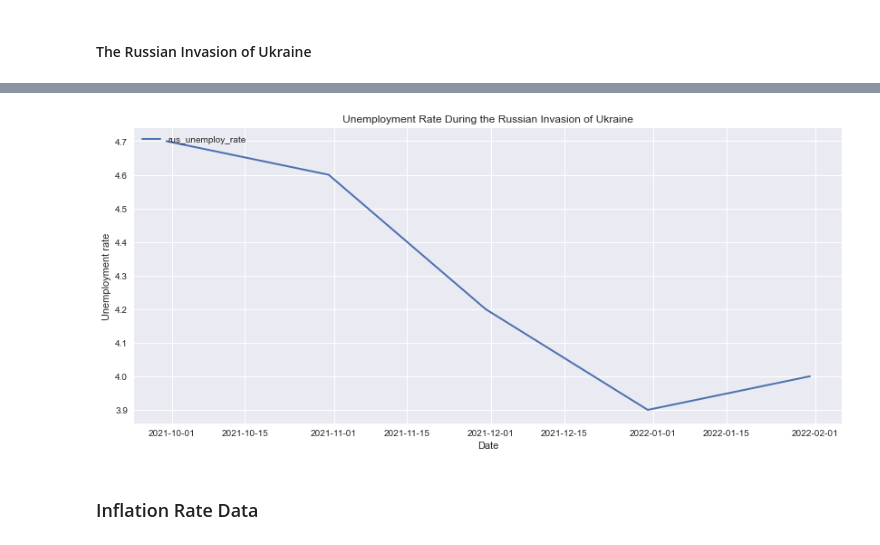
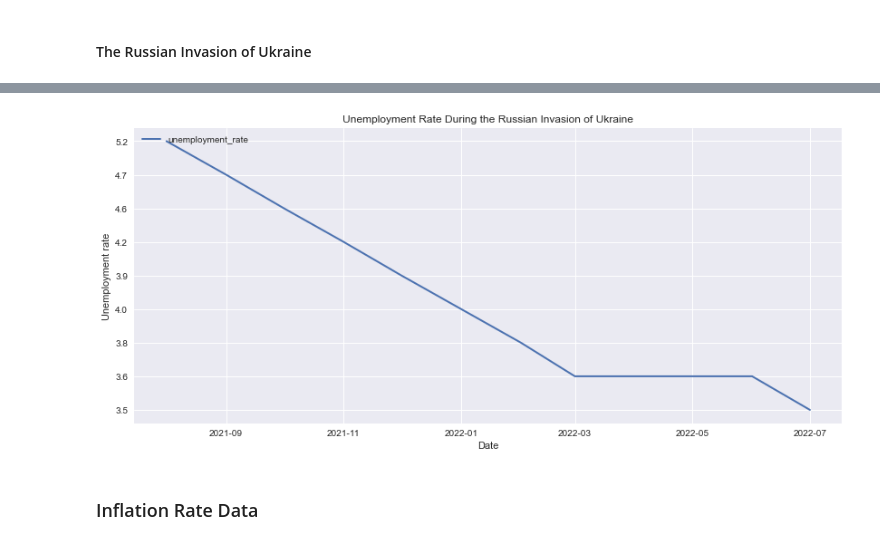
Before and after one commit to lrb924/Collateral_Damage, a Jupyter notebook: Data Exploration and Cleanup.ipynb, the cells around one changed output, grey strips where cells are left out. Cells and saved outputs as stored; diff of their text form; code cells hidden in the pictures.

```diff
--- a/Data Exploration and Cleanup.ipynb
+++ b/Data Exploration and Cleanup.ipynb
@@ -980,0 +1014,10 @@ rus_unemp_df
+# %%
+# Create the date column, renaming the value column and creating a dataframe with the date and unemployment rate columns only
+
+rus_unemp_df['date'] = pd.to_datetime(rus_unemp_df['year']+"-"+rus_unemp_df['month']+"-"+"01")
+rus_unemp_df.rename(columns = {'value': 'unemployment_rate'}, inplace= True)
+rus_unemp_df = rus_unemp_df[['date', 'unemployment_rate']].copy()
+
+# Investigate dataframe
+
+rus_unemp_df
@@ -980,0 +1042,13 @@ rus_unemp_df
+# %%
+# Filter out the dates before 2021-07-1
+
+mask = rus_unemp_df['date'] > '2021-07-1'
+rus_final_df = rus_unemp_df[mask]
+
+# Setting the date as the index
+
+rus_final_df.set_index('date', inplace = True)
+
+# Investigate dataframe
+
+rus_final_df
@@ -981,10 +1070,9 @@ rus_unemp_df
 # %%
 # Plot rates
 
-rus_unemp_df = rus_unemp_df[['rus_unemploy_rate']].copy()
-plot_graph(rus_unemp_df, title="Unemployment Rate During the Russian Invasion of Ukraine", y_label="Unemployment rate")
+plot_graph(rus_final_df, title="Unemployment Rate During the Russian Invasion of Ukraine", y_label="Unemployment rate")
 # %% [output]
-[figure, old version]
+[figure, new version]
 # %% [markdown]
 ### Inflation Rate Data
 # %% [markdown]
```
Also changed, not shown: parts of 26 cells of this notebook.
